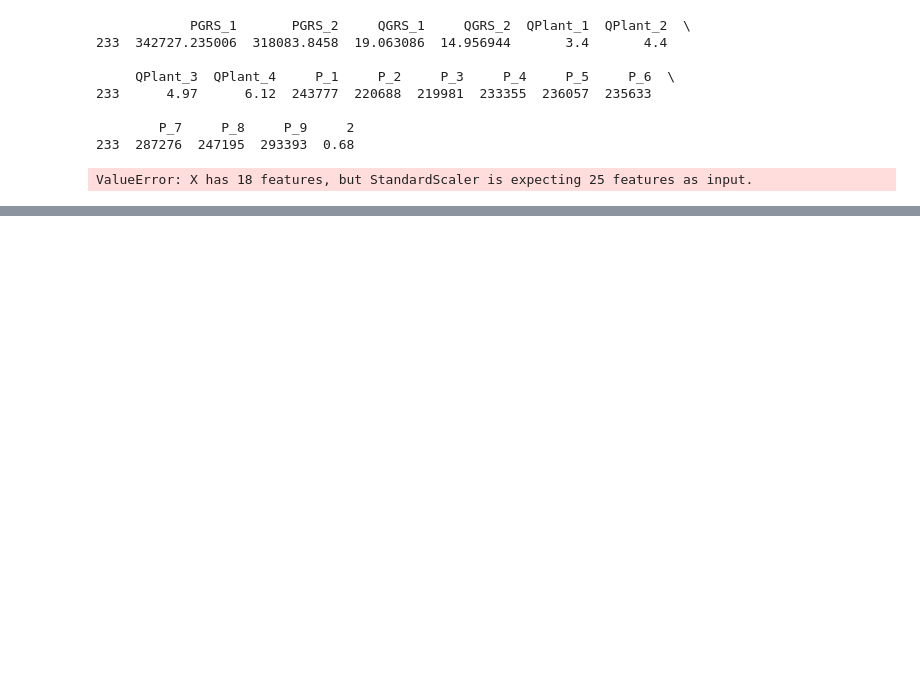
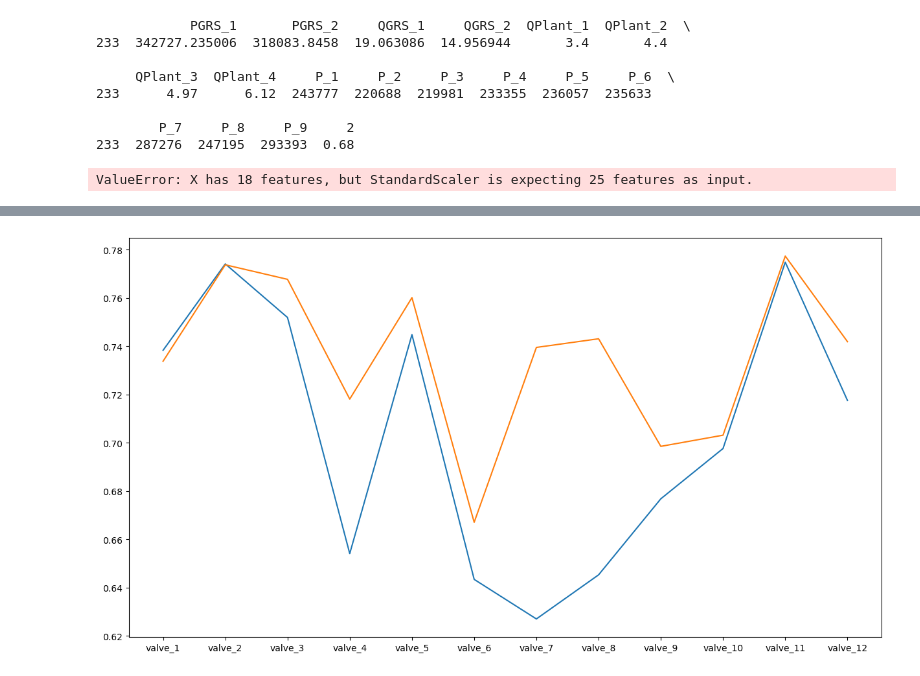
Before and after one commit to deethereal/Energy, a Jupyter notebook: model_building.ipynb, the cells around one changed output, grey strips where cells are left out. Drawn from its saved outputs; the diff is of its cells as text; code cells hidden in the pictures; blank space fills up the shorter version.

Commit message:
demo fix, better model added

```diff
--- a/model_building.ipynb
+++ b/model_building.ipynb
@@ -316,3 +228,9 @@ predict_valves(test_sample,2,0.68,data, models)
         P_7     P_8     P_9     2
 233  287276  247195  293393  0.68
 ValueError: X has 18 features, but StandardScaler is expecting 25 features as input.
+# %%
+c1 = pd.read_csv('Case1.csv', sep=';')
+target_cols = c1.columns[0:12]
+
+
+c1.head()
@@ -318,0 +245,4 @@ ValueError: X has 18 features, but StandardScaler is expecting 25 features as in
+# %%
+data = c1.drop(target_cols, axis=1)
+data = (data.replace(',','.',regex=True)).astype('float')
+data.head()
@@ -318,0 +257,11 @@ ValueError: X has 18 features, but StandardScaler is expecting 25 features as in
+# %%
+sc = joblib.load('scaler.pkl')
+ans = pd.DataFrame(Ridge_reg_grid.best_estimator_.predict(sc.transform(data.values)), columns=target_cols)
+c1[target_cols] = ans
+c1 = c1.astype('str')
+for c in target_cols:
+    c1[c]=c1[c].apply(lambda x: x.replace('.',','))
+c1.to_csv('Matvey_inc_case1.csv', index=False, sep=';')
+# %%
+boost_ans = pd.DataFrame(best_model.predict(sc.transform(data.values)), columns=target_cols)
+boost_ans
@@ -318,0 +318,7 @@ ValueError: X has 18 features, but StandardScaler is expecting 25 features as in
+# %%
+fig, axes = plt.subplots(figsize=(15,8))
+plt.plot(boost_ans.describe().loc['mean'])
+plt.plot(ans.describe().loc['mean'])
+plt.show()
+# %% [output]
+[figure, added]
```
Also changed, not shown: parts of 17 cells of this notebook, 1 other file.
